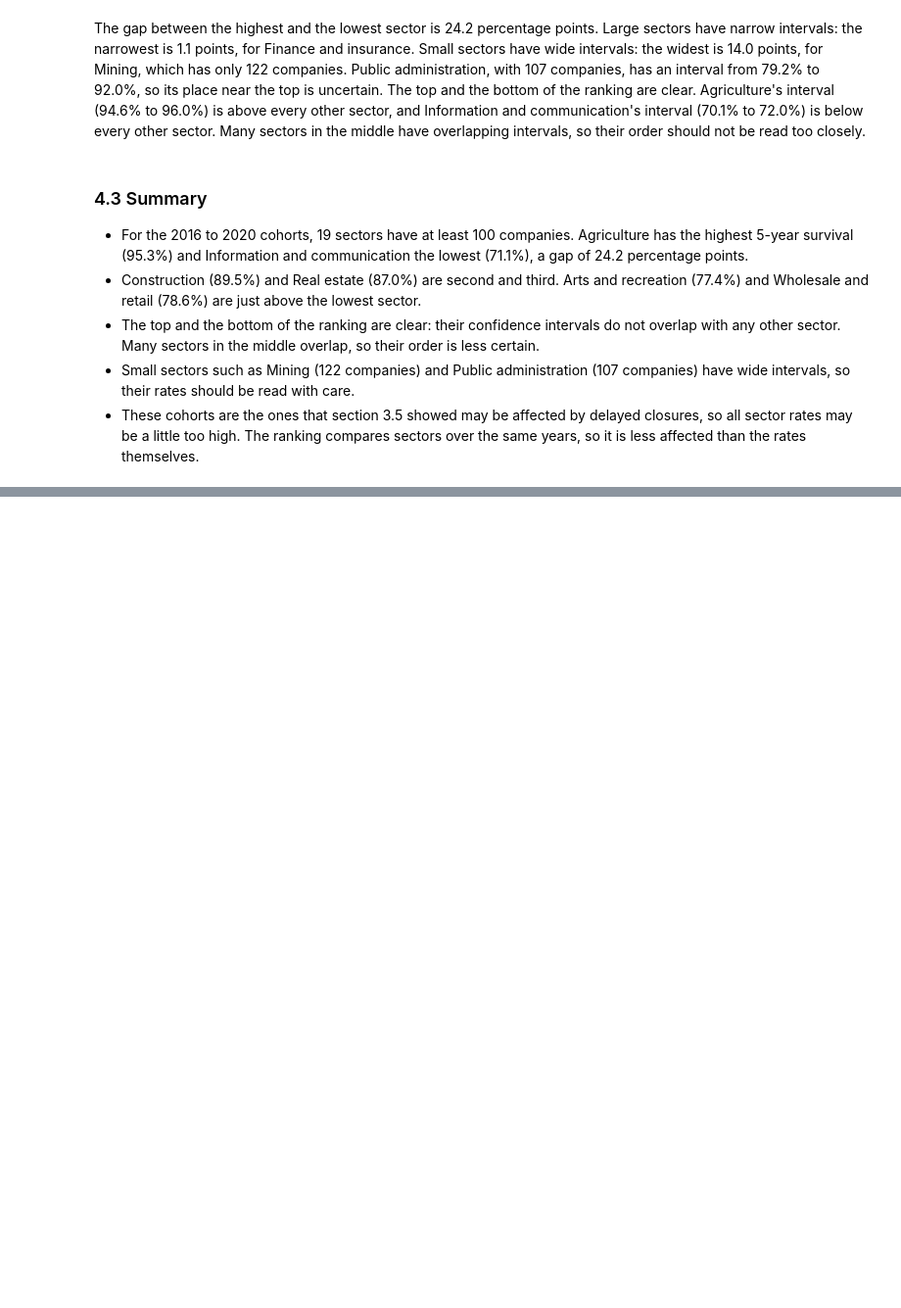
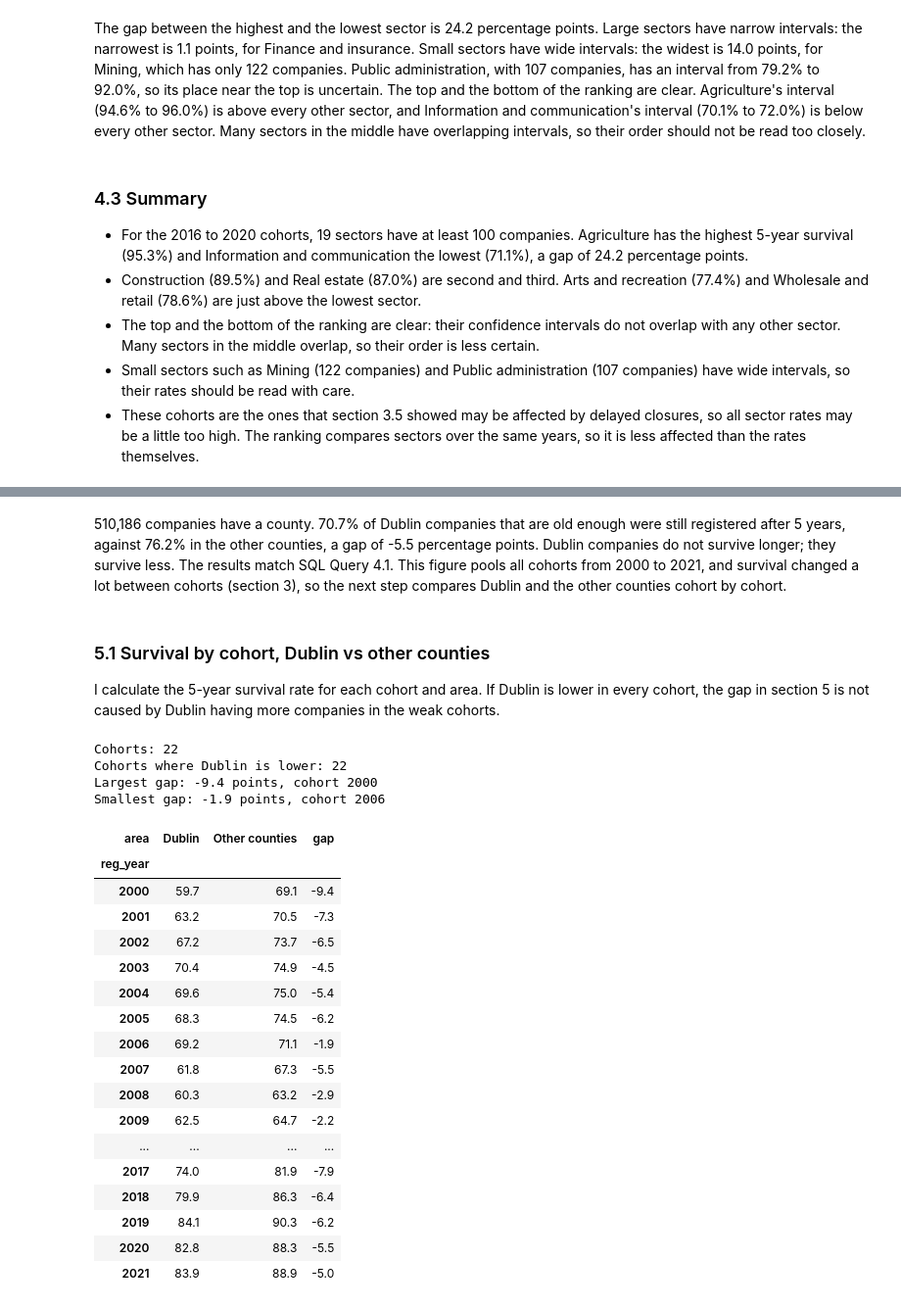
Before and after one commit to temulenbd/irish-company-survival-analysis, a Jupyter notebook: notebooks/3_statistical_analysis.ipynb, the cells around one changed output, grey strips where cells are left out. Shown at 98% size. Saved outputs shown, nothing was run; the diff lists cells and outputs as text; code cells hidden in the pictures; blank space fills up the shorter version.

```diff
--- a/notebooks/3_statistical_analysis.ipynb
+++ b/notebooks/3_statistical_analysis.ipynb
@@ -707,0 +712,21 @@ The gap between the highest and the lowest sector is 24.2 percentage points. Lar
+# %%
+# Area: Dublin, other counties, or missing when the county is missing
+companies["area"] = "Other counties"
+companies.loc[companies["county"] == "DUBLIN", "area"] = "Dublin"
+companies.loc[companies["county"].isna(), "area"] = None
+
+# Companies, eligible and surviving companies per area (missing area is dropped)
+areas = companies.groupby("area")[["eligible_5y", "survived_5y"]].sum()
+areas["companies"] = companies.groupby("area").size()
+
+# 5-year survival rate in percent
+areas["survival_5y_pct"] = (areas["survived_5y"] / areas["eligible_5y"] * 100).round(1)
+
+# Gap in percentage points: Dublin minus other counties
+gap_area = (areas.loc["Dublin", "survival_5y_pct"]
+            - areas.loc["Other counties", "survival_5y_pct"]).round(1)
+
+# Checks against SQL Query 4.1
+print("Companies with an area:", areas["companies"].sum())
+print("Gap (Dublin minus other counties):", gap_area, "percentage points\n")
+areas[["companies", "eligible_5y", "survived_5y", "survival_5y_pct"]]
@@ -707,0 +740,51 @@ The gap between the highest and the lowest sector is 24.2 percentage points. Lar
+# %% [markdown]
+510,186 companies have a county. 70.7% of Dublin companies that are old enough were still registered after 5 years, against 76.2% in the other counties, a gap of -5.5 percentage points. Dublin companies do not survive longer; they survive less. The results match SQL Query 4.1. This figure pools all cohorts from 2000 to 2021, and survival changed a lot between cohorts (section 3), so the next step compares Dublin and the other counties cohort by cohort.
+# %% [markdown]
+### 5.1 Survival by cohort, Dublin vs other counties
+
+I calculate the 5-year survival rate for each cohort and area. If Dublin is lower in every cohort, the gap in section 5 is not caused by Dublin having more companies in the weak cohorts.
+# %%
+# Eligible and surviving companies per cohort and area
+by_cohort = companies.groupby(["reg_year", "area"])[["eligible_5y", "survived_5y"]].sum()
+
+# Only cohorts old enough for a 5-year rate
+by_cohort = by_cohort[by_cohort["eligible_5y"] > 0].copy()
+
+# 5-year survival rate in percent
+by_cohort["survival_5y_pct"] = (by_cohort["survived_5y"] / by_cohort["eligible_5y"] * 100).round(1)
+
+# One row per cohort, one column per area
+area_rates = by_cohort["survival_5y_pct"].unstack()
+
+# Gap in percentage points: Dublin minus other counties
+area_rates["gap"] = (area_rates["Dublin"] - area_rates["Other counties"]).round(1)
+
+# Checks against SQL Query 4.2
+print("Cohorts:", len(area_rates))
+print("Cohorts where Dublin is lower:", (area_rates["gap"] < 0).sum())
+print("Largest gap:", area_rates["gap"].min(), "points, cohort", area_rates["gap"].idxmin())
+print("Smallest gap:", area_rates["gap"].max(), "points, cohort", area_rates["gap"].idxmax(), "\n")
+area_rates
+# %% [output]
+Cohorts: 22
+Cohorts where Dublin is lower: 22
+Largest gap: -9.4 points, cohort 2000
+Smallest gap: -1.9 points, cohort 2006
+| area | Dublin | Other counties | gap |
+| reg_year |  |  |  |
+| 2000 | 59.7 | 69.1 | -9.4 |
+| 2001 | 63.2 | 70.5 | -7.3 |
+| 2002 | 67.2 | 73.7 | -6.5 |
+| 2003 | 70.4 | 74.9 | -4.5 |
+| 2004 | 69.6 | 75.0 | -5.4 |
+| 2005 | 68.3 | 74.5 | -6.2 |
+| 2006 | 69.2 | 71.1 | -1.9 |
+| 2007 | 61.8 | 67.3 | -5.5 |
+| 2008 | 60.3 | 63.2 | -2.9 |
+| 2009 | 62.5 | 64.7 | -2.2 |
+| ... | ... | ... | ... |
+| 2017 | 74.0 | 81.9 | -7.9 |
+| 2018 | 79.9 | 86.3 | -6.4 |
+| 2019 | 84.1 | 90.3 | -6.2 |
+| 2020 | 82.8 | 88.3 | -5.5 |
+| 2021 | 83.9 | 88.9 | -5.0 |
```
Also changed, not shown: parts of 21 cells of this notebook, 1 other file.
